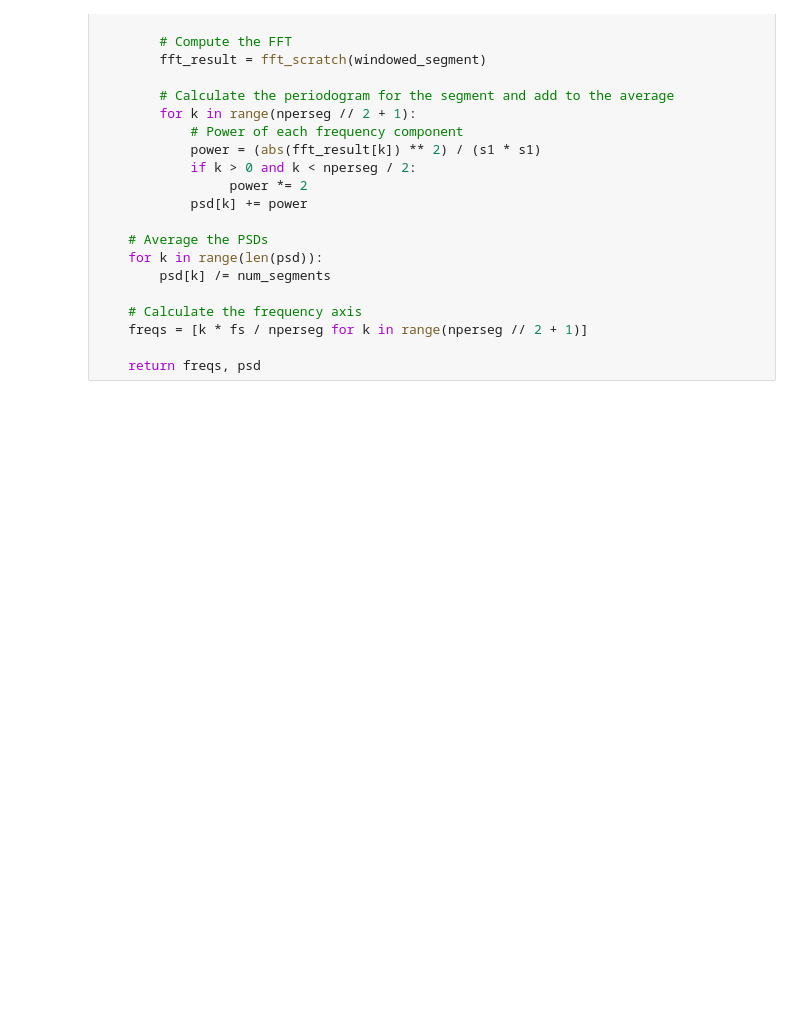
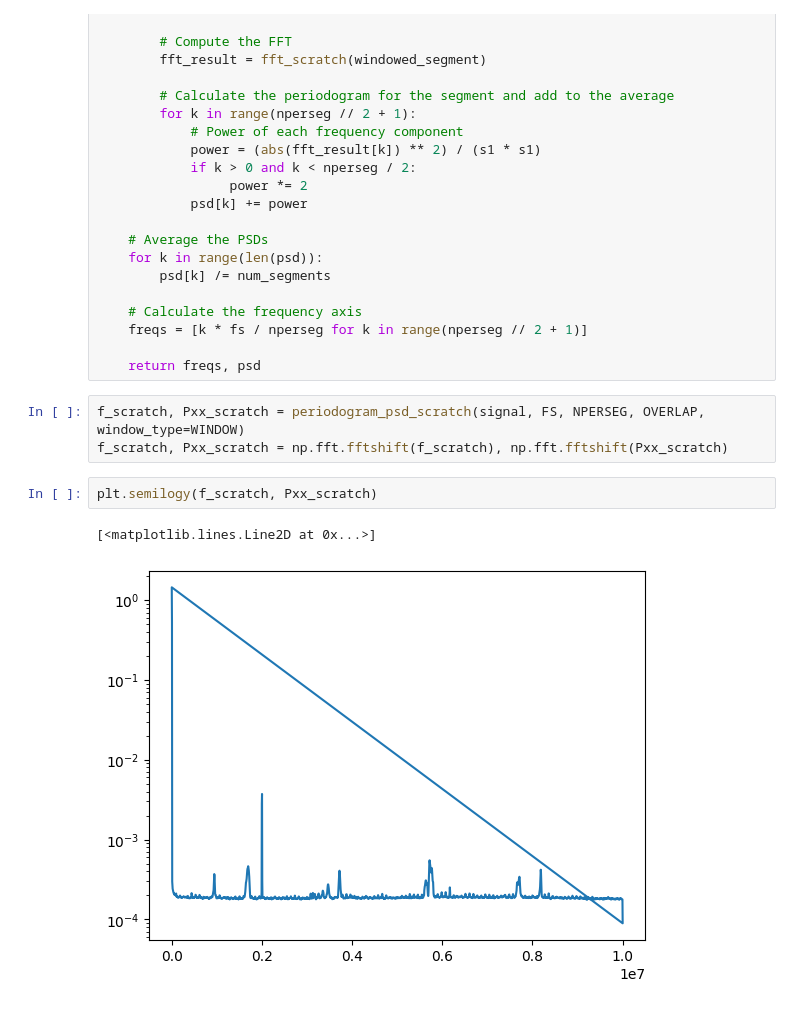
Before and after one commit to dramirezbe/GCPDS-trabajos, a Jupyter notebook: welch-ane2/PSD-Estimation-final/periodogram-estimation.ipynb, the cells around one changed output. Cells and saved outputs as stored; diff of their text form; blank space fills up the shorter version.

Commit message:
Start periodogram notebook

```diff
--- a/welch-ane2/PSD-Estimation-final/periodogram-estimation.ipynb
+++ b/welch-ane2/PSD-Estimation-final/periodogram-estimation.ipynb
@@ -269,3 +269,11 @@ def periodogram_psd_scratch(x, fs, nperseg, overlap, window_type='hamming', **kw
     freqs = [k * fs / nperseg for k in range(nperseg // 2 + 1)]
 
     return freqs, psd
+# %%
+f_scratch, Pxx_scratch = periodogram_psd_scratch(signal, FS, NPERSEG, OVERLAP, window_type=WINDOW)
+f_scratch, Pxx_scratch = np.fft.fftshift(f_scratch), np.fft.fftshift(Pxx_scratch)
+# %%
+plt.semilogy(f_scratch, Pxx_scratch)
+# %% [output]
+[<matplotlib.lines.Line2D at 0x...>]
+[figure, added]
```
Also changed, not shown: parts of 1 cell of this notebook.
